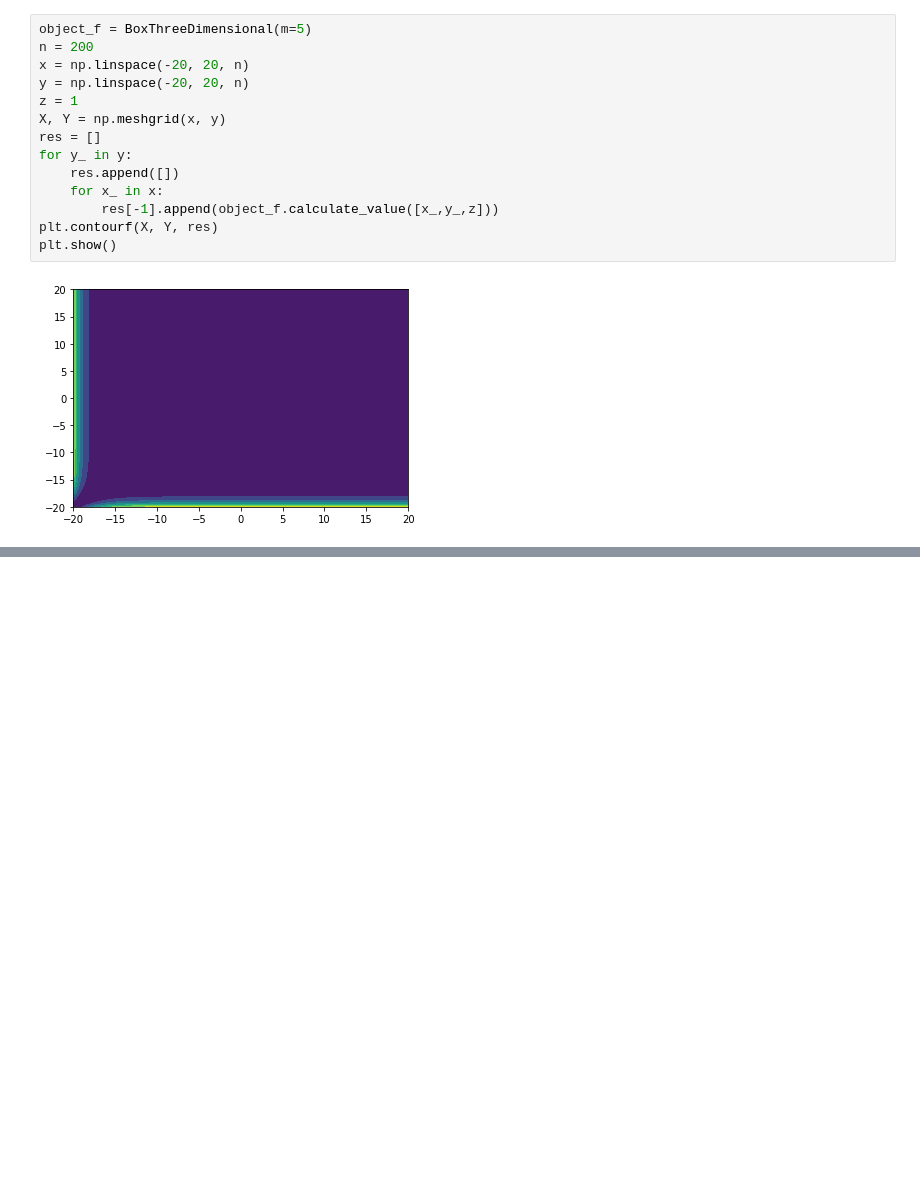
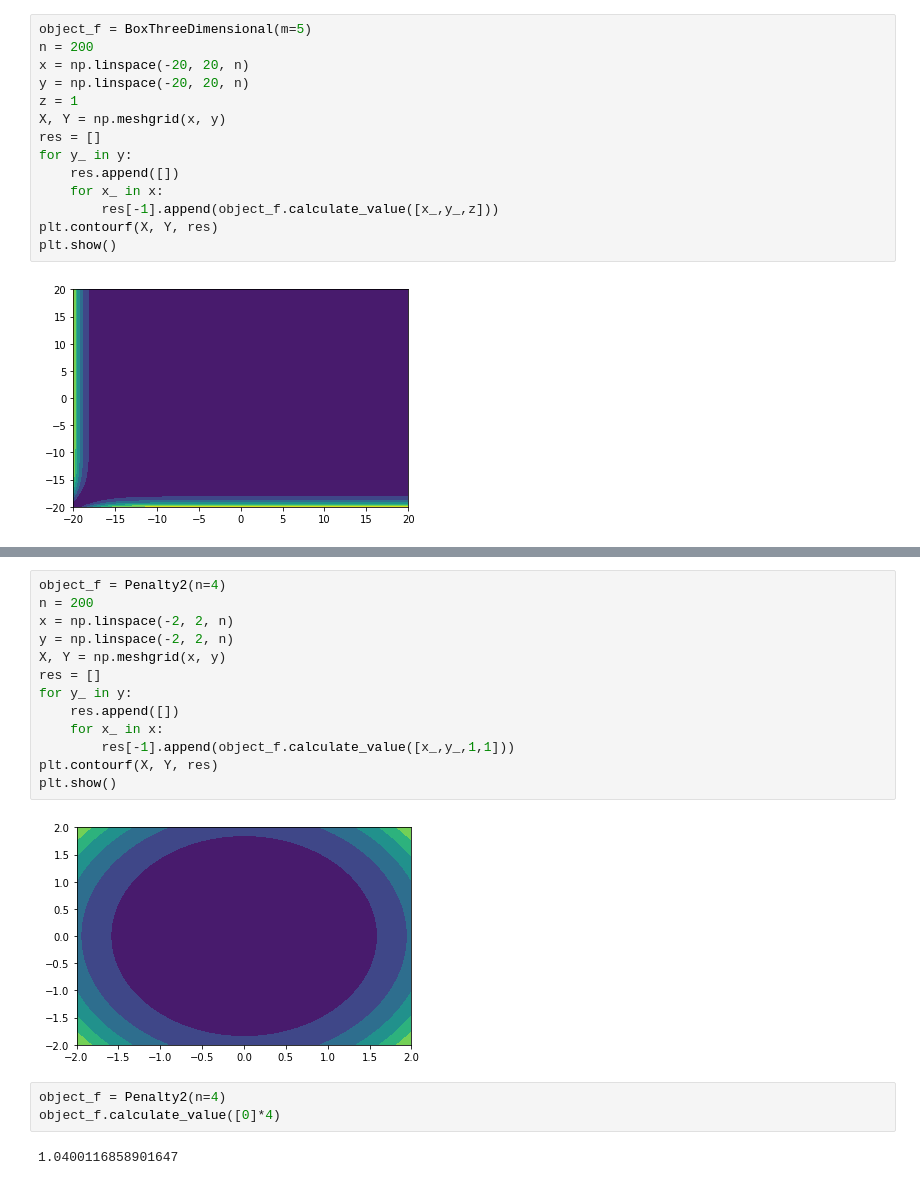
Before and after one commit to microstrongruan/optimization, a Jupyter notebook: images.ipynb, the cells around one changed output, grey strips where cells are left out. Cells and saved outputs as stored; diff of their text form; blank space fills up the shorter version.

```diff
--- a/images.ipynb
+++ b/images.ipynb
@@ -58,0 +89,20 @@ plt.show()
+# %%
+object_f = Penalty2(n=4)
+n = 200
+x = np.linspace(-2, 2, n)
+y = np.linspace(-2, 2, n)
+X, Y = np.meshgrid(x, y)
+res = []
+for y_ in y:
+    res.append([])
+    for x_ in x:
+        res[-1].append(object_f.calculate_value([x_,y_,1,1]))
+plt.contourf(X, Y, res)
+plt.show()
+# %% [output]
+[figure, added]
+# %%
+object_f = Penalty2(n=4)
+object_f.calculate_value([0]*4)
+# %% [output]
+1.0400116858901647
```
Also changed, not shown: parts of 2 cells of this notebook.
